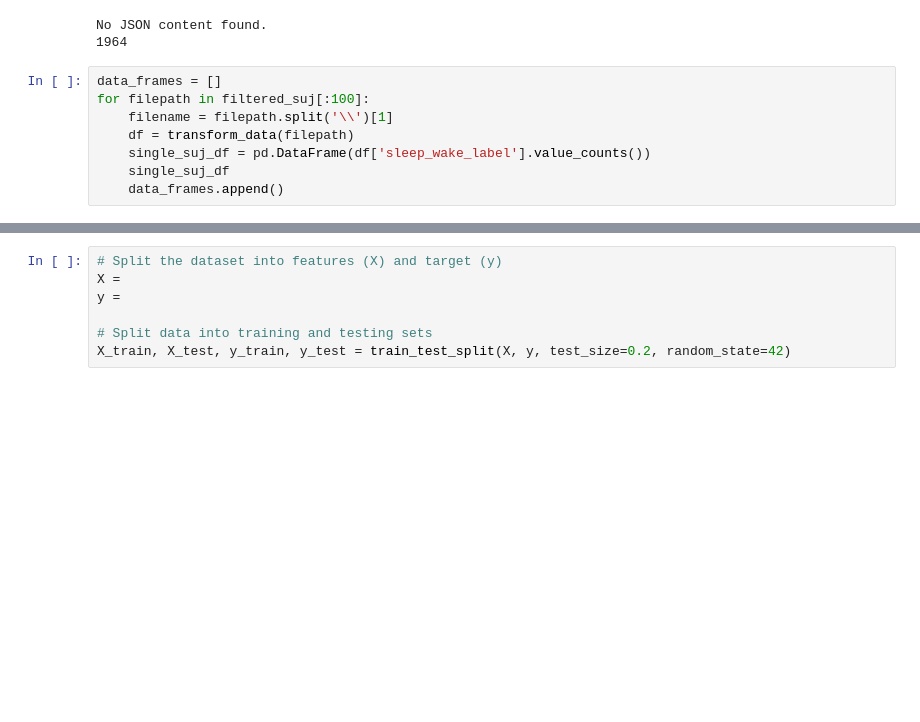
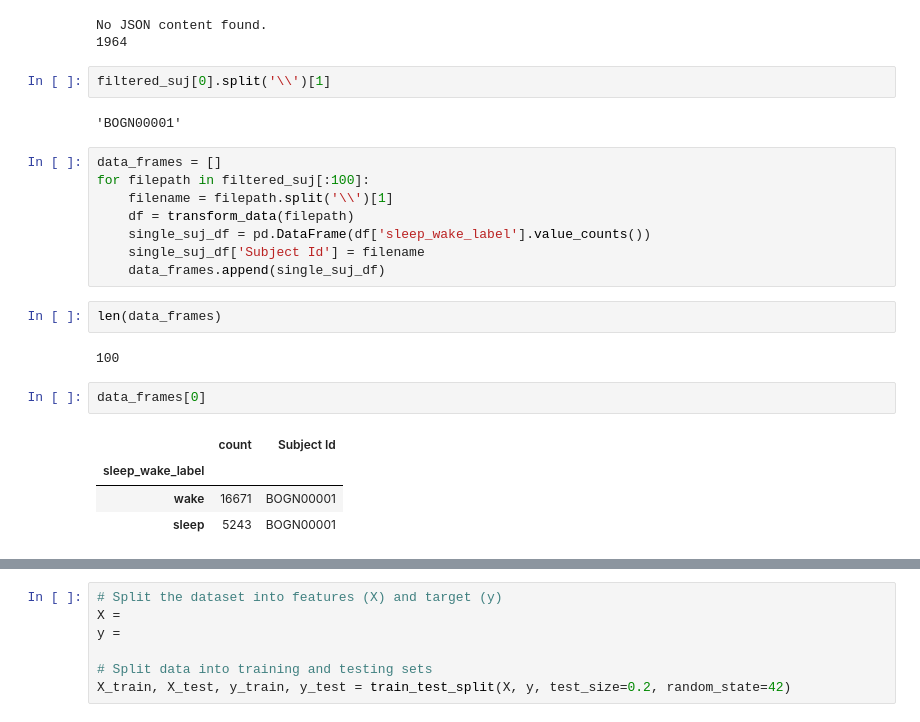
Before and after one commit to joakimawesome/Actigraphy-Self-Learning-Tutorial, a Jupyter notebook: notebooks/make_training_data.ipynb, the cells around one changed output, grey strips where cells are left out. Cells and saved outputs as stored; diff of their text form; blank space fills up the shorter version.

Commit message:
file filter bugfix

```diff
--- a/notebooks/make_training_data.ipynb
+++ b/notebooks/make_training_data.ipynb
@@ -99,11 +99,26 @@ print(len(all_suj))
 # %% [output]
 No JSON content found.
 1964
+# %%
+filtered_suj[0].split('\\')[1]
+# %% [output]
+'BOGN00001'
 # %%
 data_frames = []
 for filepath in filtered_suj[:100]:
     filename = filepath.split('\\')[1]
     df = transform_data(filepath)
     single_suj_df = pd.DataFrame(df['sleep_wake_label'].value_counts())
-    single_suj_df
-    data_frames.append()
+    single_suj_df['Subject Id'] = filename
+    data_frames.append(single_suj_df)
+# %%
+len(data_frames)
+# %% [output]
+100
+# %%
+data_frames[0]
+# %% [output]
+|  | count | Subject Id |
+| sleep_wake_label |  |  |
+| wake | 16671 | BOGN00001 |
+| sleep | 5243 | BOGN00001 |
```
Also changed, not shown: parts of 2 cells of this notebook.
